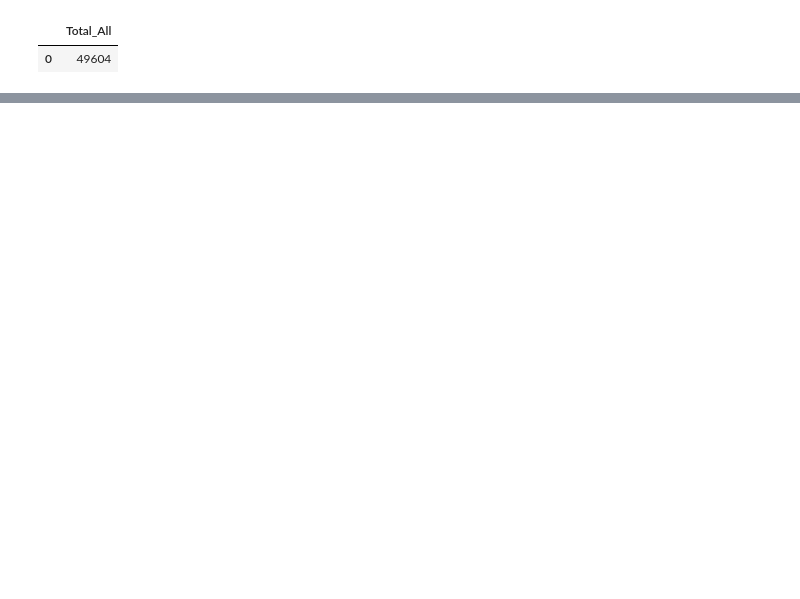
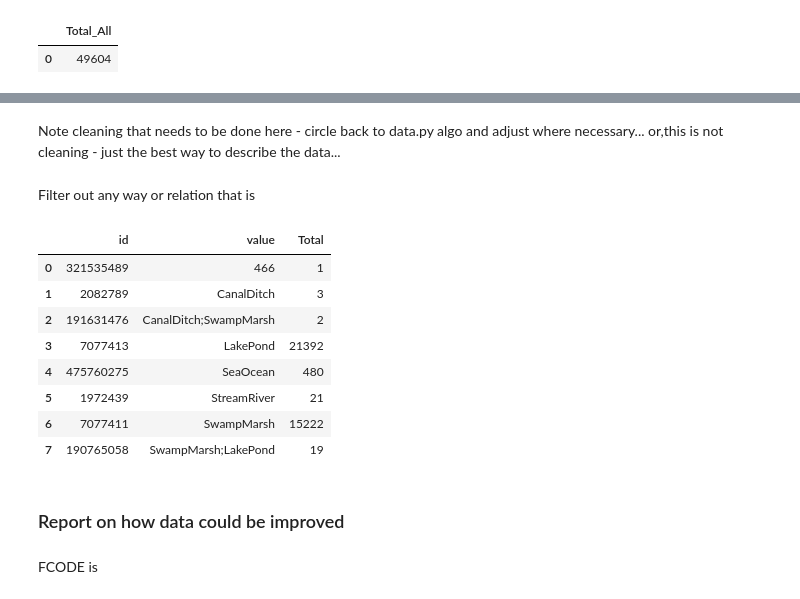
Before and after one commit to hichana/udacity, a Jupyter notebook: P3/PROJECT/p3_openstreetmaps_project.ipynb, the cells around one changed output, grey strips where cells are left out. Cells and saved outputs as stored; diff of their text form; code cells hidden in the pictures; blank space fills up the shorter version.

```diff
--- a/P3/PROJECT/p3_openstreetmaps_project.ipynb
+++ b/P3/PROJECT/p3_openstreetmaps_project.ipynb
@@ -451,0 +634,64 @@ Number of FTYPE natural features that are names vs. unnamed ones:
+# %% [markdown]
+Note cleaning that needs to be done here - circle back to data.py algo and adjust where necessary... or,this is not cleaning - just the best way to describe the data...
+# %% [markdown]
+Filter out any way or relation that is
+# %%
+query = """
+SELECT *, COUNT(*) as Total
+    FROM (
+    SELECT
+        all_tables.id,
+        all_tables.value
+    FROM
+        (
+        SELECT
+            *
+        FROM ways_tags
+        WHERE ways_tags.key="FType"
+
+        UNION ALL
+
+        SELECT
+            *
+        FROM relations_tags
+        WHERE relations_tags.key="FType"
+
+        ) AS all_tables
+    ) AS ftype_table
+WHERE ftype_table.id NOT IN (
+    SELECT
+        all_tables.id
+    FROM
+        (
+        SELECT
+            *
+        FROM ways_tags
+        WHERE ways_tags.key="name"
+
+        UNION ALL
+
+        SELECT
+            *
+        FROM relations_tags
+        WHERE relations_tags.key="name"
+
+        ) AS all_tables
+)
+GROUP By ftype_table.value
+"""
+
+df_query(query)
+# %% [output]
+|  | id | value | Total |
+| 0 | 321535489 | 466 | 1 |
+| 1 | 2082789 | CanalDitch | 3 |
+| 2 | 191631476 | CanalDitch;SwampMarsh | 2 |
+| 3 | 7077413 | LakePond | 21392 |
+| 4 | 475760275 | SeaOcean | 480 |
+| 5 | 1972439 | StreamRiver | 21 |
+| 6 | 7077411 | SwampMarsh | 15222 |
+| 7 | 190765058 | SwampMarsh;LakePond | 19 |
+# %% [markdown]
+### Report on how data could be improved
+# %% [markdown]
+FCODE is
```
Also changed, not shown: parts of 33 cells of this notebook, 8 other files.
